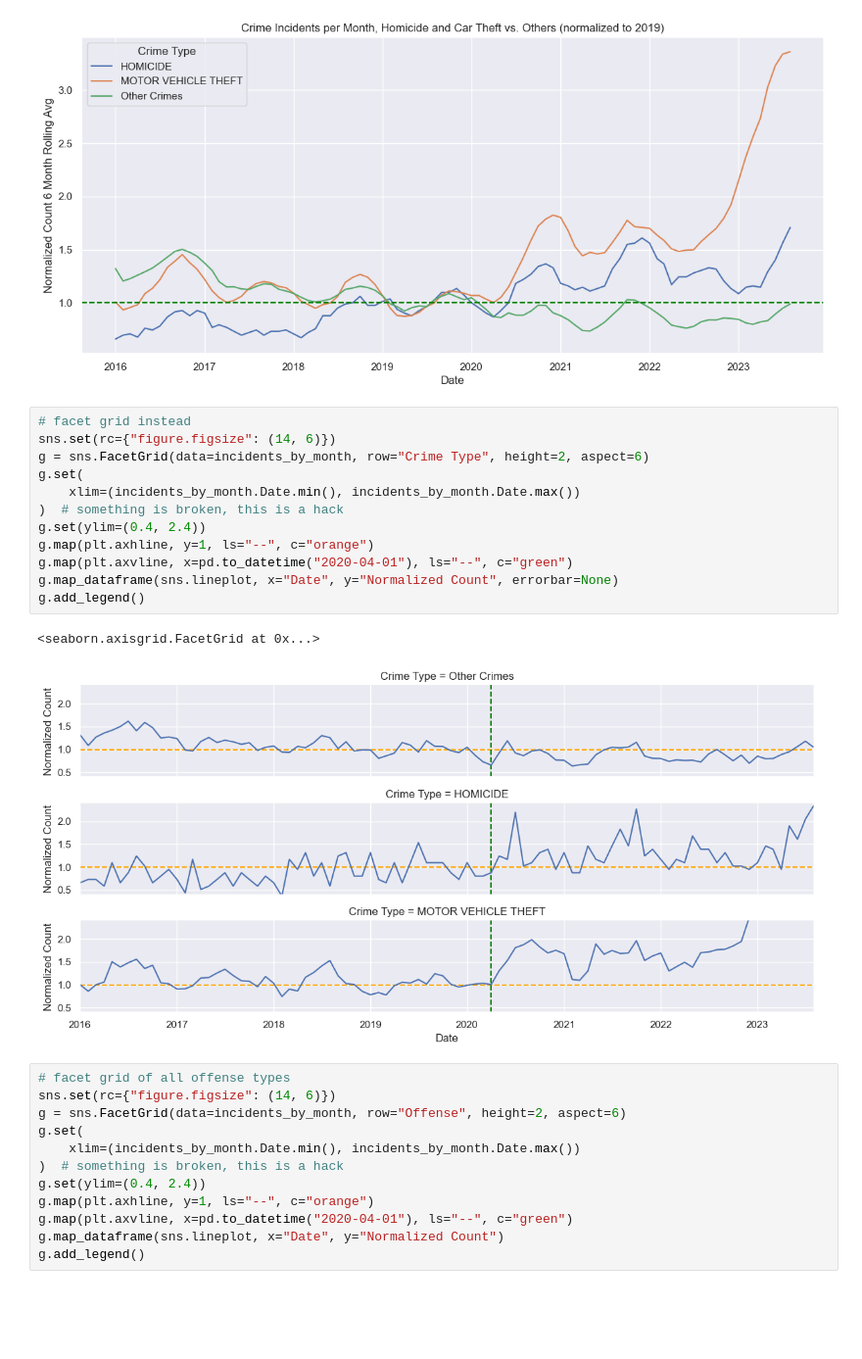
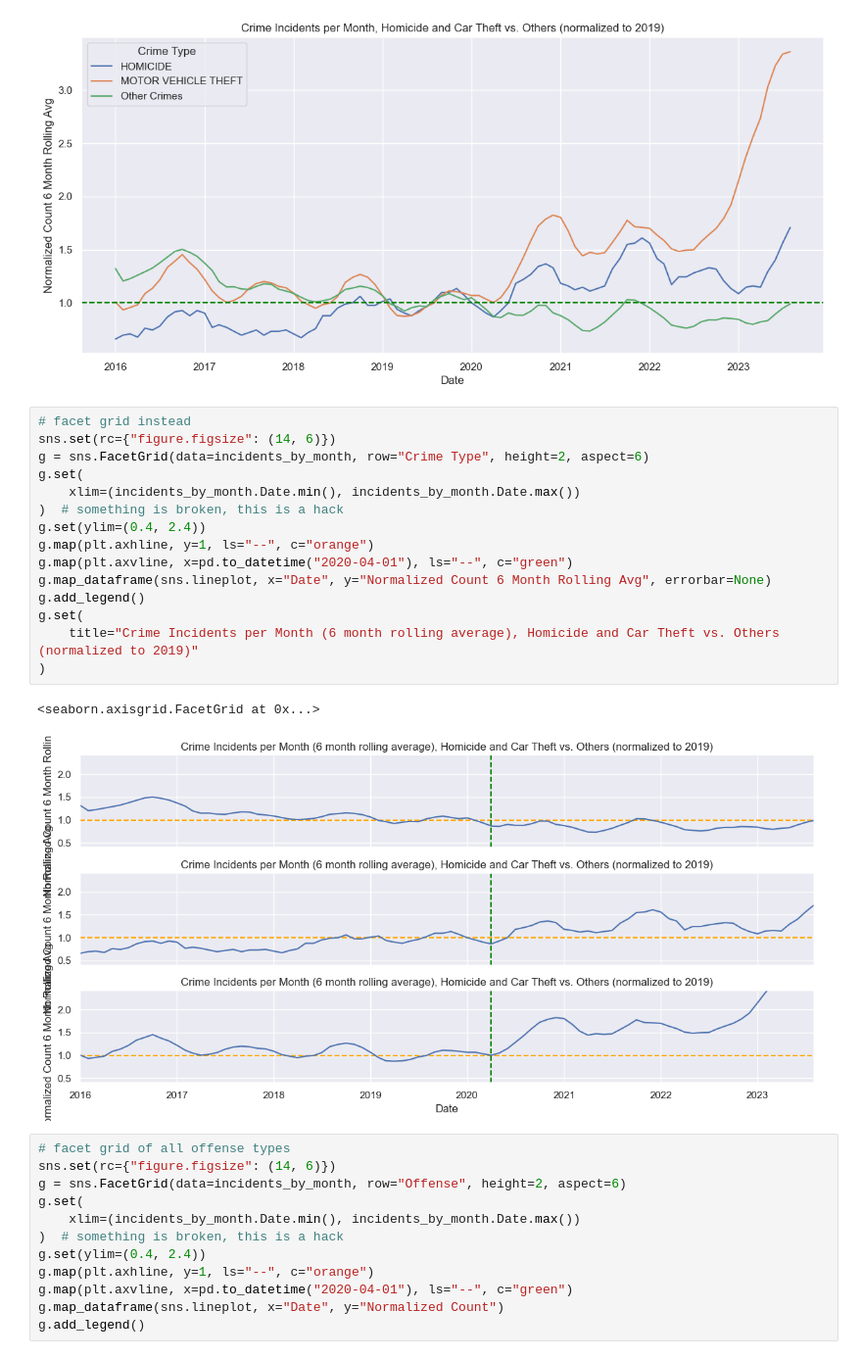
Before and after one commit to taylorterry3/dc_crime, a Jupyter notebook: notebooks/DC_MPD_Crime_stats.ipynb, the cells around one changed output. Shown at 98% size. Saved outputs shown, nothing was run; the diff lists cells and outputs as text; blank space fills up the shorter version.

```diff
--- a/notebooks/DC_MPD_Crime_stats.ipynb
+++ b/notebooks/DC_MPD_Crime_stats.ipynb
@@ -289,18 +289,21 @@ g.set(
 # %%
 # facet grid instead
 sns.set(rc={"figure.figsize": (14, 6)})
 g = sns.FacetGrid(data=incidents_by_month, row="Crime Type", height=2, aspect=6)
 g.set(
     xlim=(incidents_by_month.Date.min(), incidents_by_month.Date.max())
 )  # something is broken, this is a hack
 g.set(ylim=(0.4, 2.4))
 g.map(plt.axhline, y=1, ls="--", c="orange")
 g.map(plt.axvline, x=pd.to_datetime("2020-04-01"), ls="--", c="green")
-g.map_dataframe(sns.lineplot, x="Date", y="Normalized Count", errorbar=None)
+g.map_dataframe(sns.lineplot, x="Date", y="Normalized Count 6 Month Rolling Avg", errorbar=None)
 g.add_legend()
+g.set(
+    title="Crime Incidents per Month (6 month rolling average), Homicide and Car Theft vs. Others (normalized to 2019)"
+)
 # %% [output]
 <seaborn.axisgrid.FacetGrid at 0x...>
-[figure, old version]
+[figure, new version]
 # %%
 # facet grid of all offense types
 sns.set(rc={"figure.figsize": (14, 6)})
```
Also changed, not shown: parts of 16 cells of this notebook.
